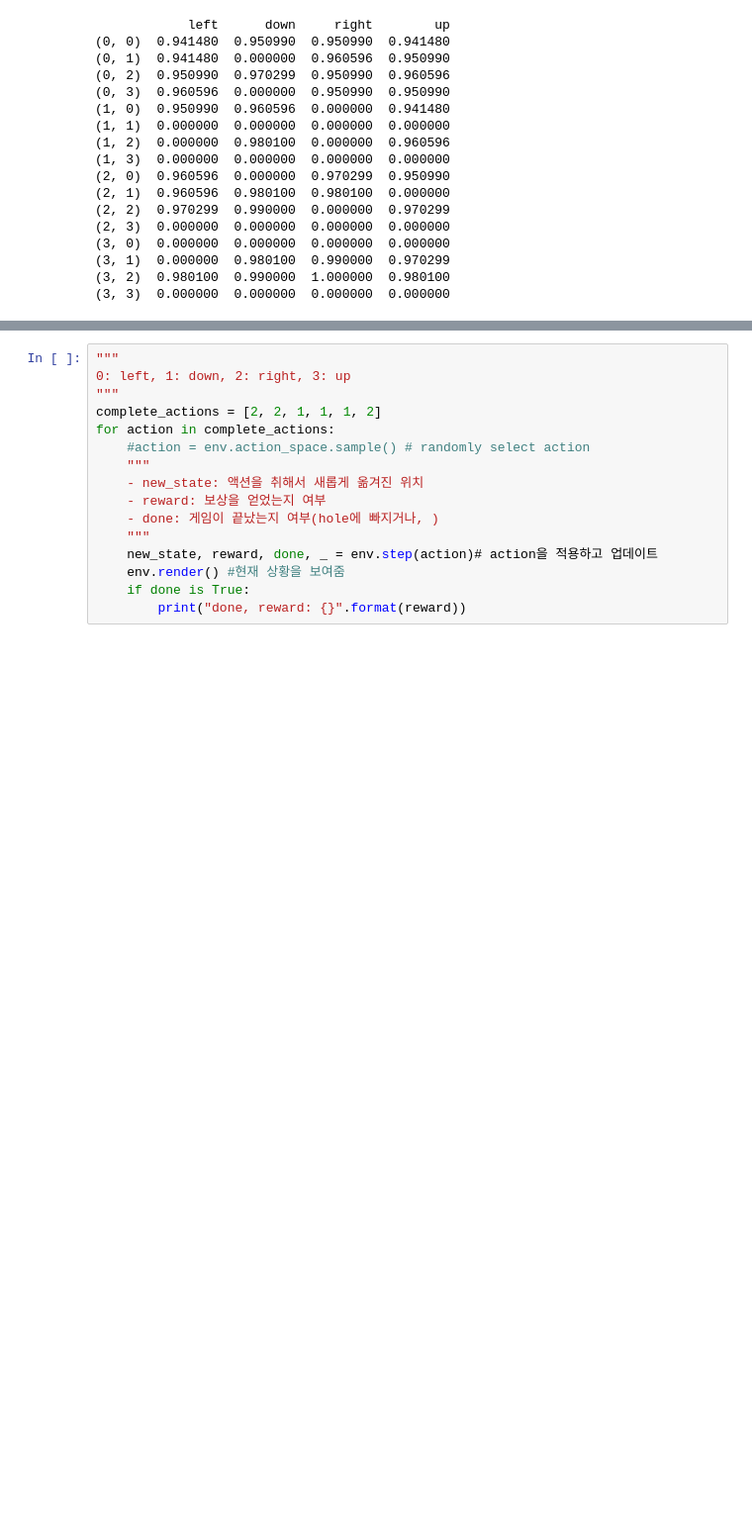
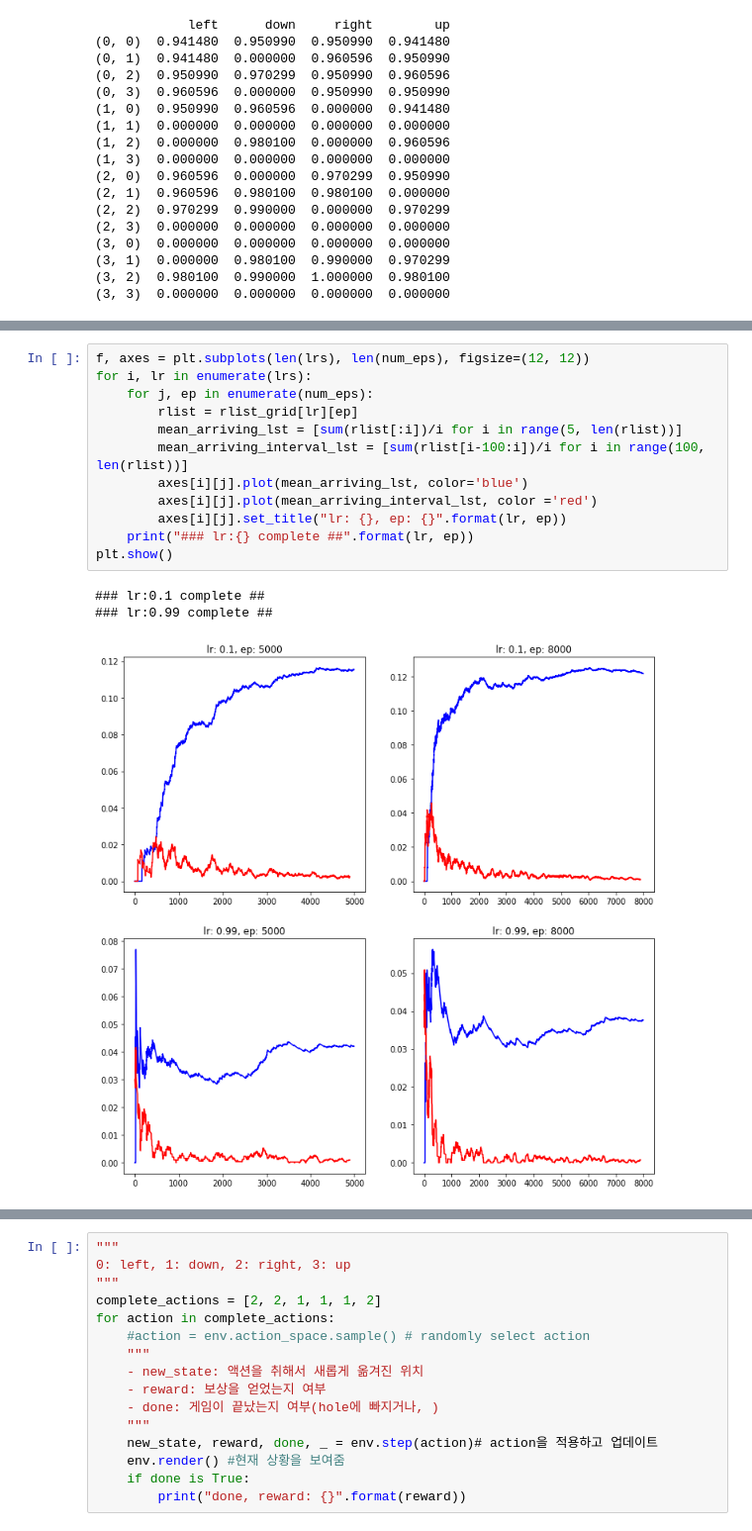
Before and after one commit to frhyme/frhyme.github.io, a Jupyter notebook: _posts/personal_ipynb/180625-reinforcement learning.ipynb, the cells around one changed output, grey strips where cells are left out. Shown at 99% size. Drawn from its saved outputs; the diff is of its cells as text; blank space fills up the shorter version.

```diff
--- a/_posts/personal_ipynb/180625-reinforcement learning.ipynb
+++ b/_posts/personal_ipynb/180625-reinforcement learning.ipynb
@@ -217,0 +266,16 @@ score: 0.524
+# %%
+f, axes = plt.subplots(len(lrs), len(num_eps), figsize=(12, 12))
+for i, lr in enumerate(lrs):
+    for j, ep in enumerate(num_eps):
+        rlist = rlist_grid[lr][ep]
+        mean_arriving_lst = [sum(rlist[:i])/i for i in range(5, len(rlist))]
+        mean_arriving_interval_lst = [sum(rlist[i-100:i])/i for i in range(100, len(rlist))]
+        axes[i][j].plot(mean_arriving_lst, color='blue')
+        axes[i][j].plot(mean_arriving_interval_lst, color ='red')
+        axes[i][j].set_title("lr: {}, ep: {}".format(lr, ep))
+    print("### lr:{} complete ##".format(lr, ep))
+plt.show()
+# %% [output]
+### lr:0.1 complete ##
+### lr:0.99 complete ##
+[figure, added]
```
Also changed, not shown: parts of 5 cells of this notebook, 6 other files.
